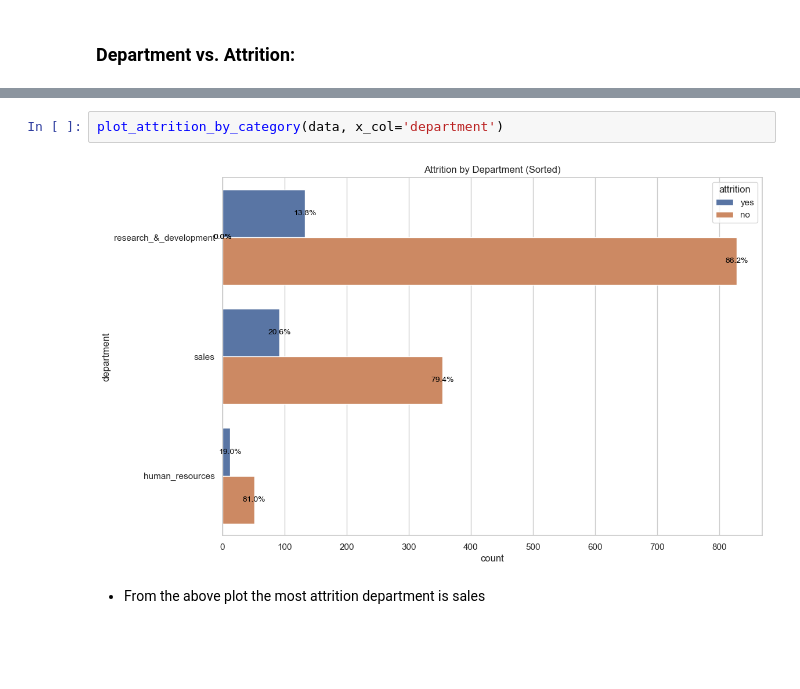
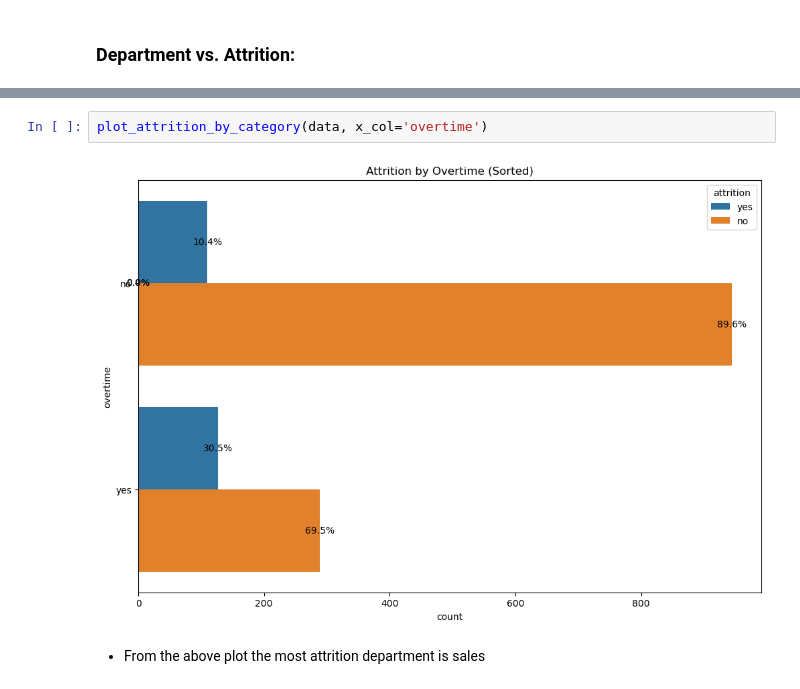
Before and after one commit to aaronGeb/employee-attrition-analysis, a Jupyter notebook: notebook/data_extraction.ipynb, the cells around one changed output, grey strips where cells are left out. Cells and saved outputs as stored; diff of their text form; blank space fills up the shorter version.

Commit message:
data@labling

```diff
--- a/notebook/data_extraction.ipynb
+++ b/notebook/data_extraction.ipynb
@@ -653,9 +648,9 @@ def plot_attrition_by_category(data, x_col, hue_col='attrition', sorted_order=Tr
 
     plt.show()
 # %%
-plot_attrition_by_category(data, x_col='department')
+plot_attrition_by_category(data, x_col='overtime')
 # %% [output]
-[figure, old version]
+[figure, new version]
 # %% [markdown]
 - From the above plot the most attrition department is sales
 # %% [markdown]
```
Also changed, not shown: parts of 11 cells of this notebook, 12 other files.
